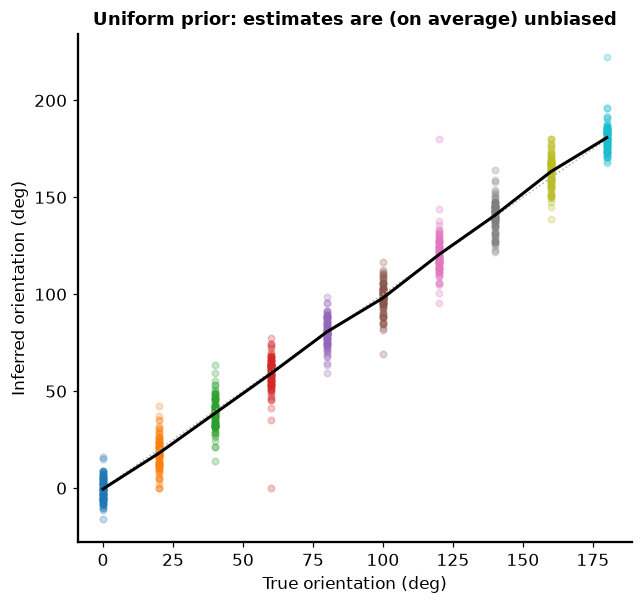
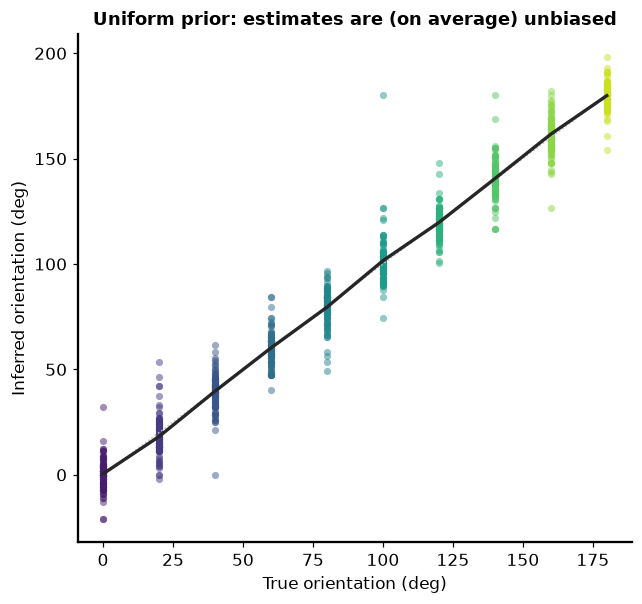
The change to this notebook cell's code, shown as a diff; its figure went from the first image to the second:
--- before
+++ after
@@ -35,14 +35,16 @@
 
 
-def plot_true_vs_inferred(ax, test_oris, MAP, title):
+def plot_true_vs_inferred(ax, test_oris, MAP, title, cmap="viridis"):
     ntest, nsim = MAP.shape
     means = np.zeros(ntest)
+    cols = plt.get_cmap(cmap)(np.linspace(0.08, 0.92, ntest))   # gradient by orientation
     for ti in range(ntest):
         true_deg = test_oris[ti] * 180 / np.pi
         est_deg = unwrap_deg(MAP[ti] * 180 / np.pi, true_deg)   # plot near the true value
-        ax.scatter(np.full(nsim, true_deg), est_deg, 18, alpha=0.25)
+        ax.scatter(np.full(nsim, true_deg), est_deg, 22, color=cols[ti],
+                   alpha=0.5, linewidths=0)
         means[ti] = est_deg.mean()
-    ax.plot([0, 180], [0, 180], "0.7", ls=":", lw=1)            # identity line
-    ax.plot(test_oris * 180 / np.pi, means, "k", lw=2)
+    ax.plot([0, 180], [0, 180], "0.75", ls=":", lw=1)           # identity line
+    ax.plot(test_oris * 180 / np.pi, means, color="0.15", lw=2.2)
     ax.set(xlabel="True orientation (deg)", ylabel="Inferred orientation (deg)", title=title)
 

Commit: Bayesian observers: nicer colour scheme for true-vs-inferred scatter